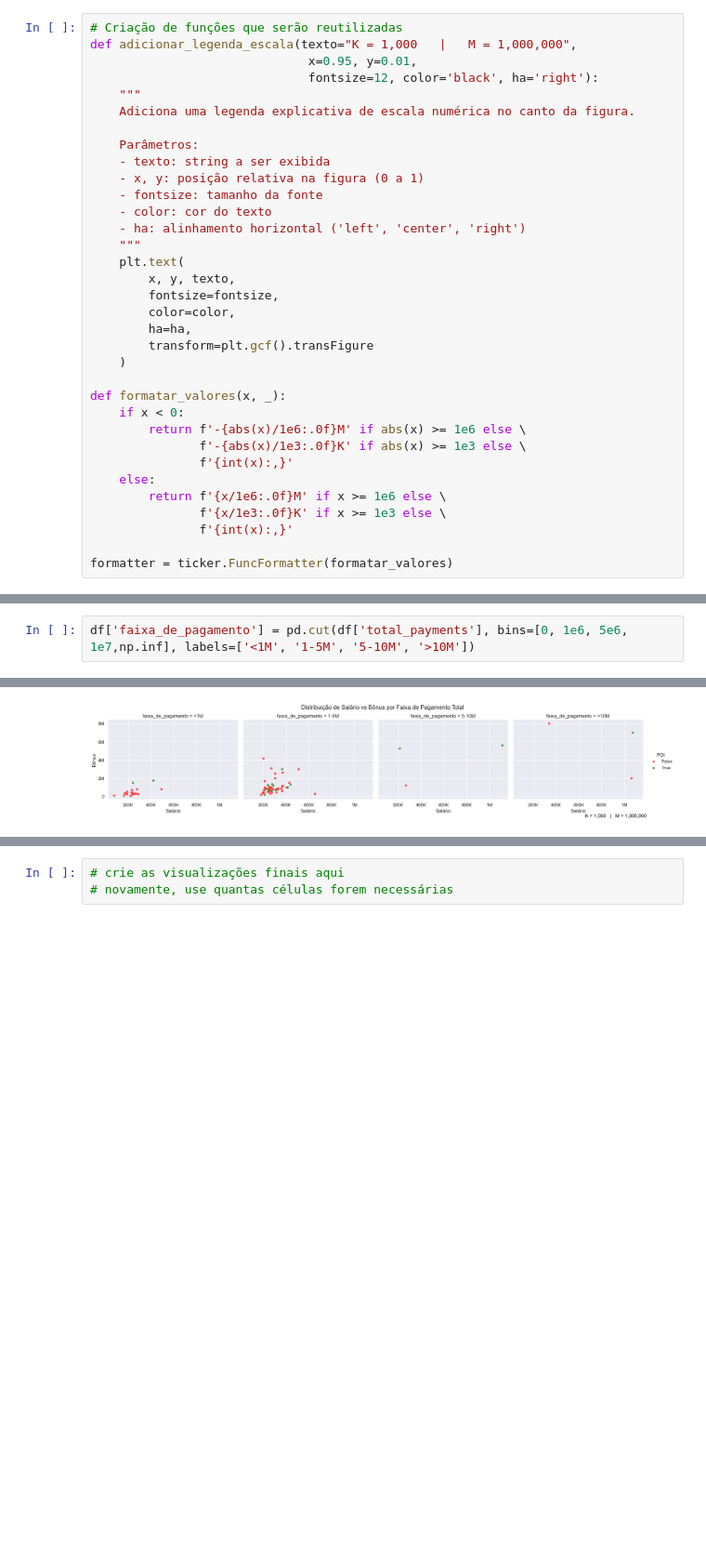
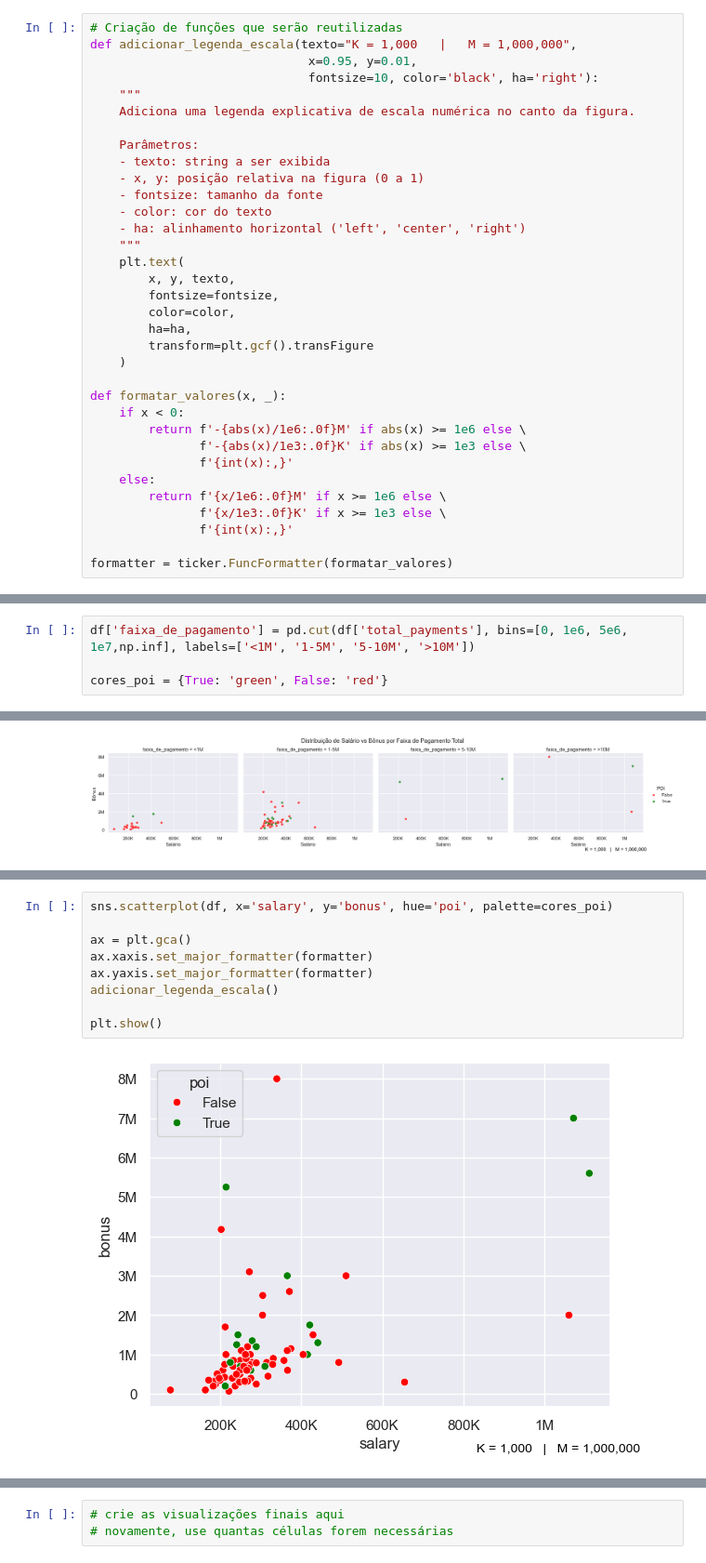
Before and after one commit to GhortheBrute/Preparacao-e-Analise-Exploratoria-de-Dados, a Jupyter notebook: Atividade Prática/Jesus Wildes - AED - ATP (Etapa 3).ipynb, the cells around one changed output, grey strips where cells are left out. Shown at 93% size. Drawn from its saved outputs; the diff is of its cells as text; blank space fills up the shorter version.

```diff
--- a/Atividade Prática/Jesus Wildes - AED - ATP (Etapa 3).ipynb
+++ b/Atividade Prática/Jesus Wildes - AED - ATP (Etapa 3).ipynb
@@ -218,7 +218,7 @@ Desta forma, para cada variável, trabalhe com as seguintes etapas:
 # Criação de funções que serão reutilizadas
 def adicionar_legenda_escala(texto="K = 1,000   |   M = 1,000,000",
                               x=0.95, y=0.01,
-                              fontsize=12, color='black', ha='right'):
+                              fontsize=10, color='black', ha='right'):
     """
     Adiciona uma legenda explicativa de escala numérica no canto da figura.
 
@@ -372,6 +372,8 @@ plt.show()
 [figure]
 # %%
 df['faixa_de_pagamento'] = pd.cut(df['total_payments'], bins=[0, 1e6, 5e6, 1e7,np.inf], labels=['<1M', '1-5M', '5-10M', '>10M'])
+
+cores_poi = {True: 'green', False: 'red'}
 # %%
 g = sns.FacetGrid(df, col='faixa_de_pagamento', hue='poi', palette={True: 'green', False: 'red'}, height=4, aspect=1.2)
 g.map(sns.scatterplot, 'salary', 'bonus', alpha=0.7)
@@ -400,0 +405,11 @@ plt.show()
+# %%
+sns.scatterplot(df, x='salary', y='bonus', hue='poi', palette=cores_poi)
+
+ax = plt.gca()
+ax.xaxis.set_major_formatter(formatter)
+ax.yaxis.set_major_formatter(formatter)
+adicionar_legenda_escala()
+
+plt.show()
+# %% [output]
+[figure, added]
```
Also changed, not shown: parts of 21 cells of this notebook.
